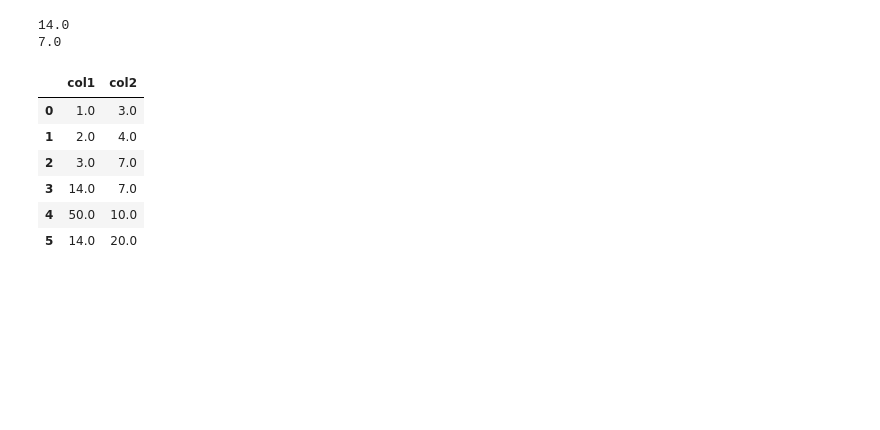
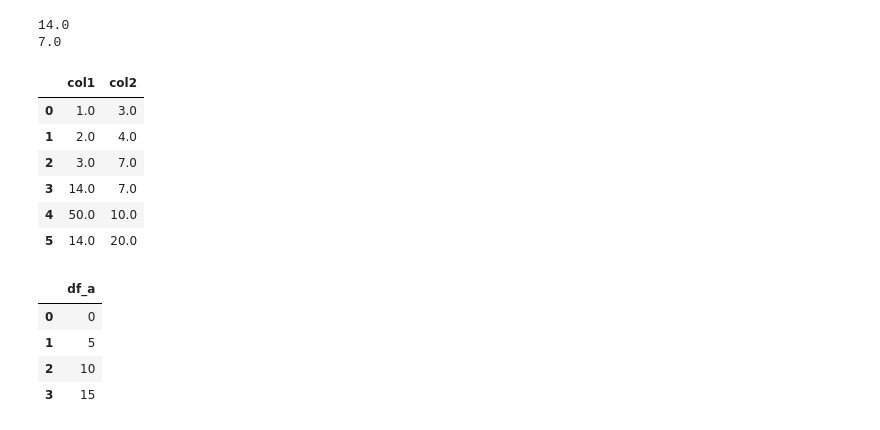
Before and after one commit to FredBrit/fluent_python, a Jupyter notebook: pandas_tasks.ipynb, the cells around one changed output. Cells and saved outputs as stored; diff of their text form; code cells hidden in the pictures; blank space fills up the shorter version.

```diff
--- a/pandas_tasks.ipynb
+++ b/pandas_tasks.ipynb
@@ -851,3 +851,15 @@ df
 | 3 | 14.0 | 7.0 |
 | 4 | 50.0 | 10.0 |
 | 5 | 14.0 | 20.0 |
+# %%
+# Преобразование столбца датафрейма в отдельный датафрейм
+
+df = pd.DataFrame(np.arange(20).reshape(-1, 5), columns=list('abcde'))
+df_a=df['a'].to_frame(name='df_a')
+df_a
+# %% [output]
+|  | df_a |
+| 0 | 0 |
+| 1 | 5 |
+| 2 | 10 |
+| 3 | 15 |
```
Also changed, not shown: parts of 8 cells of this notebook, 1 other file.
